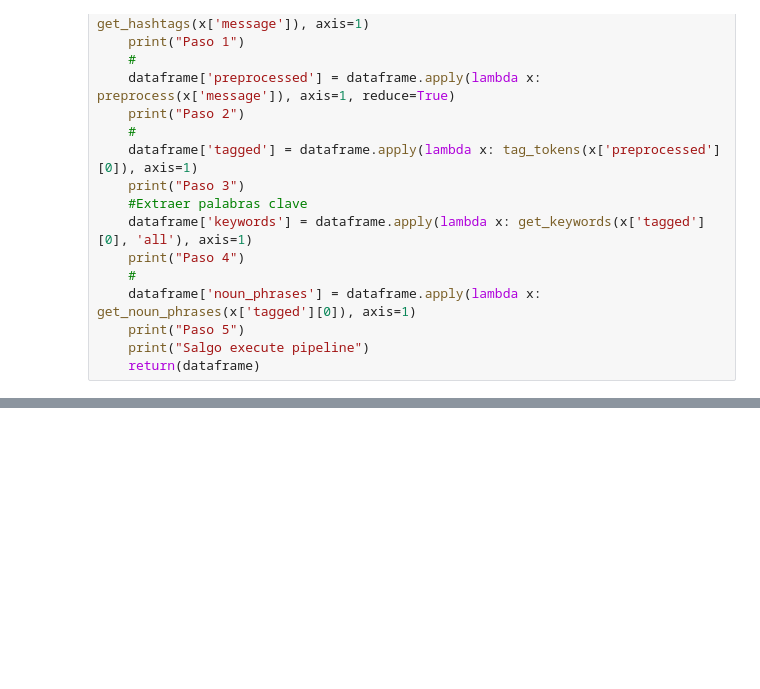
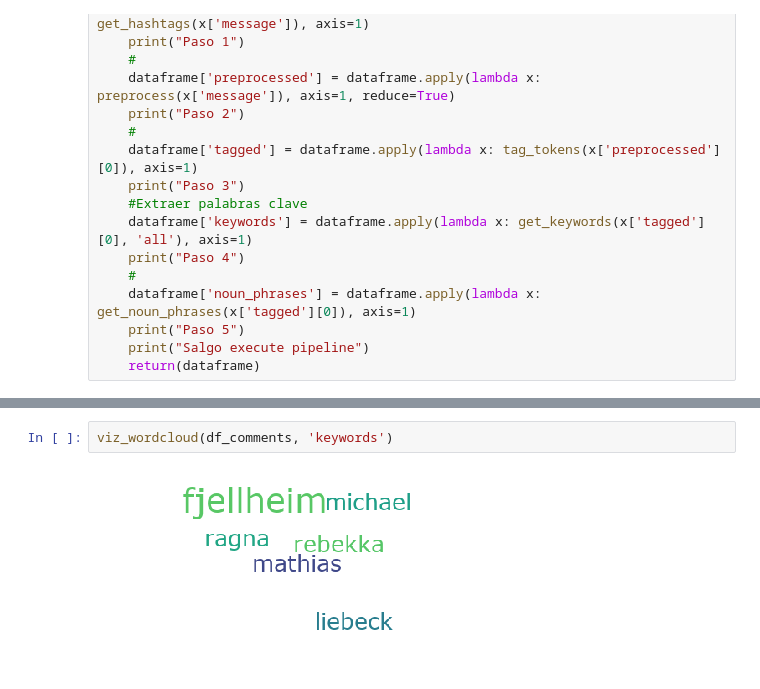
Before and after one commit to alu0100767803/TFG, a Jupyter notebook: Untitled2.ipynb, the cells around one changed output, grey strips where cells are left out. Cells and saved outputs as stored; diff of their text form; blank space fills up the shorter version.

```diff
--- a/Untitled2.ipynb
+++ b/Untitled2.ipynb
@@ -242,0 +305,4 @@ Paso 2
+# %%
+viz_wordcloud(df_comments, 'keywords')
+# %% [output]
+[figure, added]
```
Also changed, not shown: parts of 18 cells of this notebook, 19 other files.
